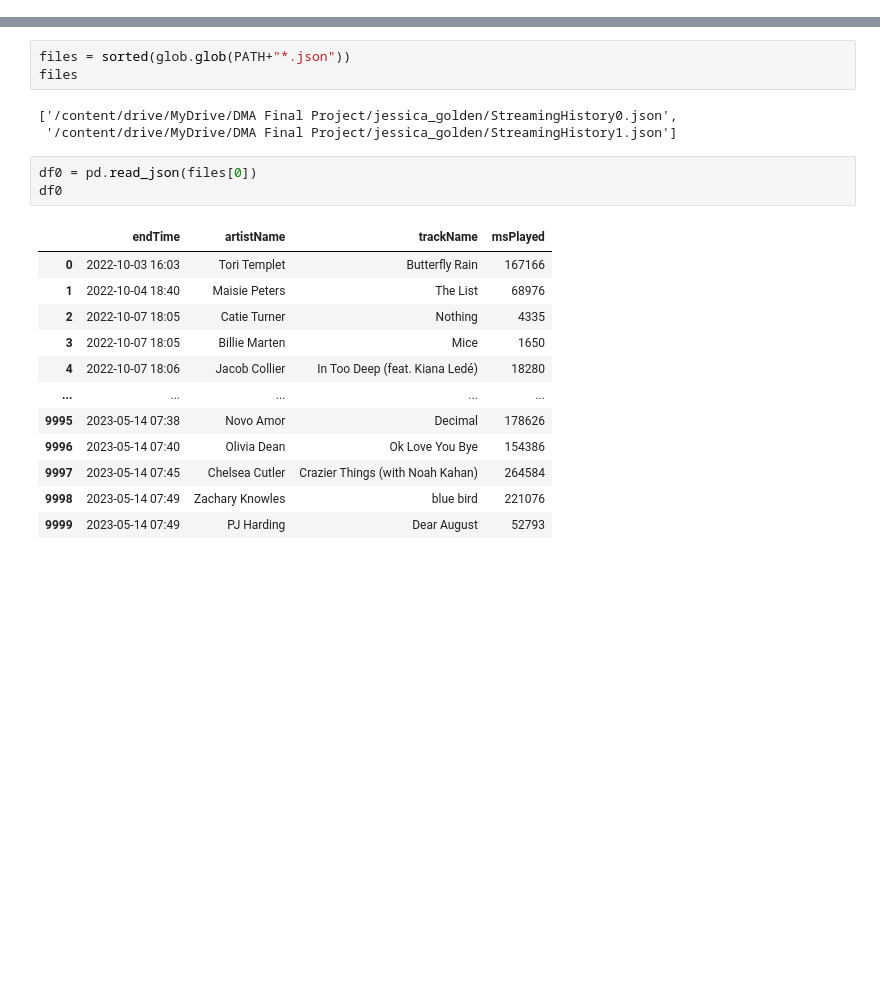
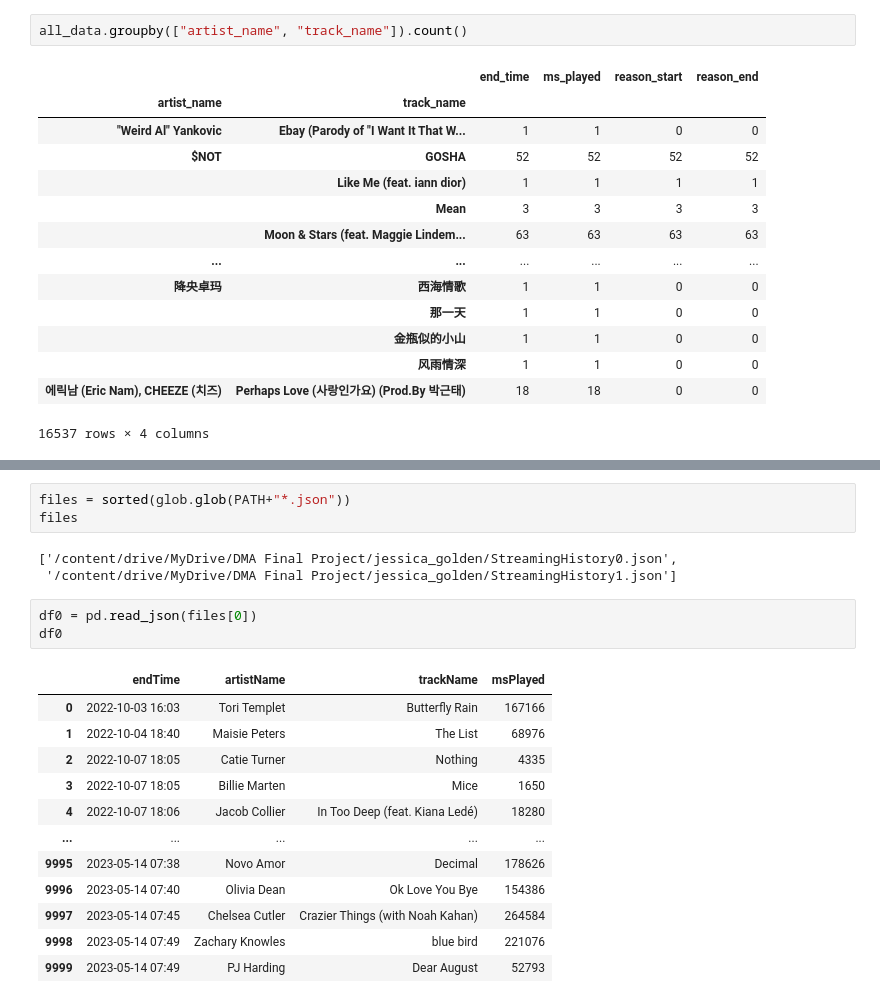
Before and after one commit to jonathanferrari/spotify-144, a Jupyter notebook: DMA Final Project/main.ipynb, the cells around one changed output, grey strips where cells are left out. Drawn from its saved outputs; the diff is of its cells as text; blank space fills up the shorter version.

```diff
--- a/DMA Final Project/main.ipynb
+++ b/DMA Final Project/main.ipynb
@@ -138,0 +198,17 @@ AssertionError: ignored
+# %%
+all_data.groupby(["artist_name", "track_name"]).count()
+# %% [output]
+|  |  | end_time | ms_played | reason_start | reason_end |
+| artist_name | track_name |  |  |  |  |
+| "Weird Al" Yankovic | Ebay (Parody of "I Want It That W... | 1 | 1 | 0 | 0 |
+| $NOT | GOSHA | 52 | 52 | 52 | 52 |
+|  | Like Me (feat. iann dior) | 1 | 1 | 1 | 1 |
+|  | Mean | 3 | 3 | 3 | 3 |
+|  | Moon & Stars (feat. Maggie Lindem... | 63 | 63 | 63 | 63 |
+| ... | ... | ... | ... | ... | ... |
+| 降央卓玛 | 西海情歌 | 1 | 1 | 0 | 0 |
+|  | 那一天 | 1 | 1 | 0 | 0 |
+|  | 金瓶似的小山 | 1 | 1 | 0 | 0 |
+|  | 风雨情深 | 1 | 1 | 0 | 0 |
+| 에릭남 (Eric Nam), CHEEZE (치즈) | Perhaps Love (사랑인가요) (Prod.By 박근태) | 18 | 18 | 0 | 0 |
+16537 rows × 4 columns
```
Also changed, not shown: parts of 5 cells of this notebook.
